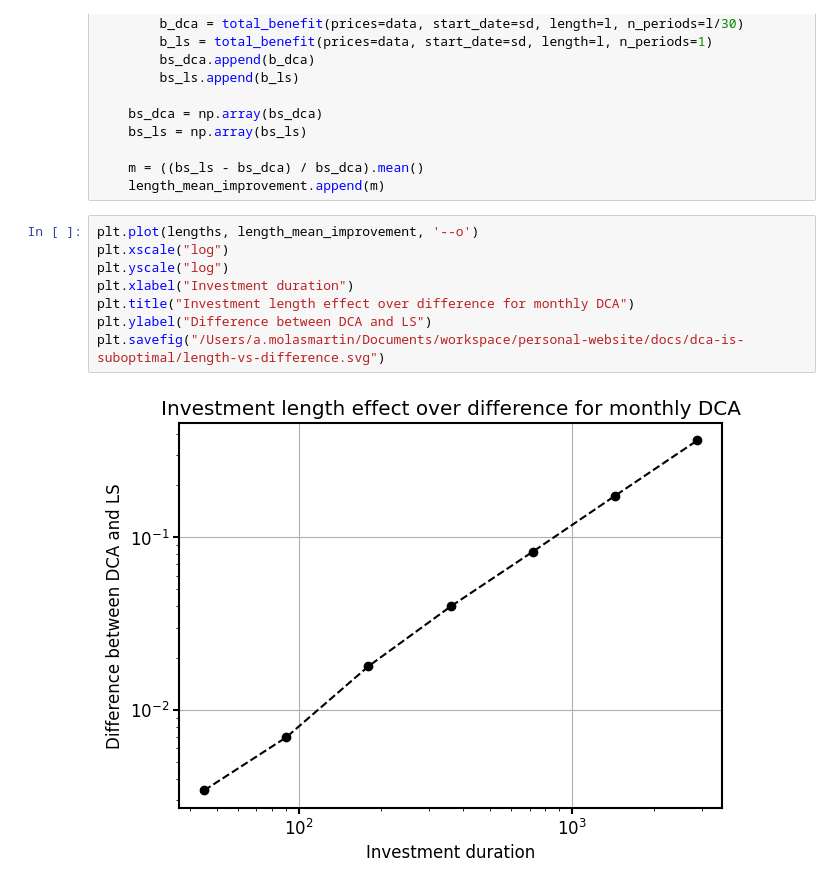
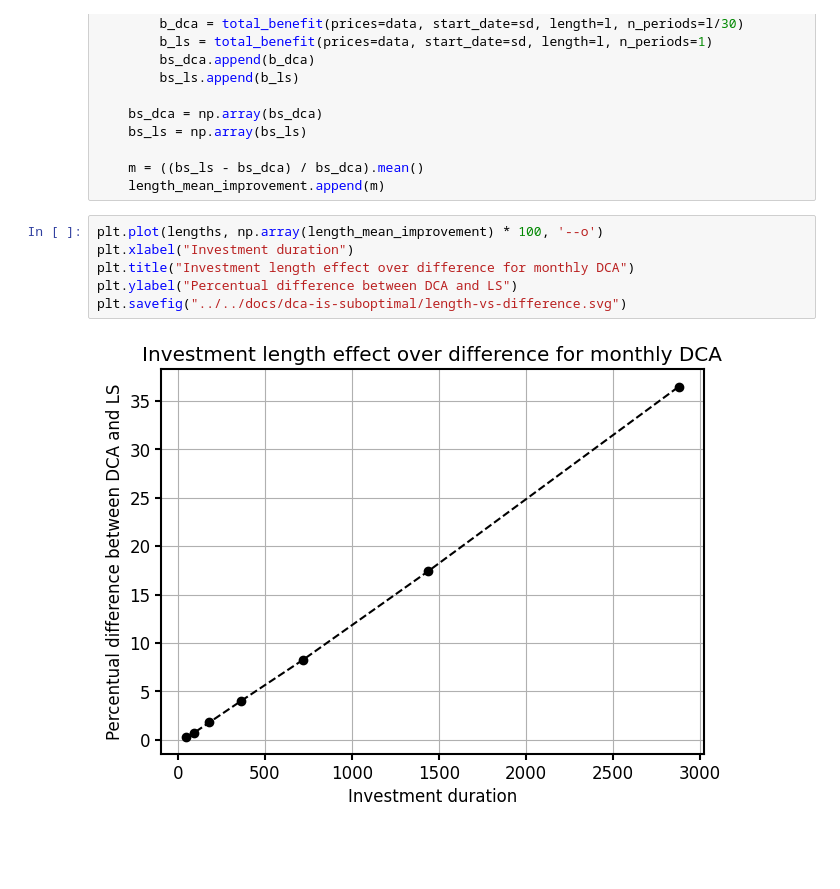
Before and after one commit to alexmolas/alexmolas.github.io, a Jupyter notebook: notebooks/sp500/analysis.ipynb, the cells around one changed output. Saved outputs shown, nothing was run; the diff lists cells and outputs as text; blank space fills up the shorter version.

```diff
--- a/notebooks/sp500/analysis.ipynb
+++ b/notebooks/sp500/analysis.ipynb
@@ -171,12 +170,10 @@ for l in tqdm(lengths):
     m = ((bs_ls - bs_dca) / bs_dca).mean()
     length_mean_improvement.append(m)
 # %%
-plt.plot(lengths, length_mean_improvement, '--o')
-plt.xscale("log")
-plt.yscale("log")
+plt.plot(lengths, np.array(length_mean_improvement) * 100, '--o')
 plt.xlabel("Investment duration")
 plt.title("Investment length effect over difference for monthly DCA")
-plt.ylabel("Difference between DCA and LS")
-plt.savefig("/Users/a.molasmartin/Documents/workspace/personal-website/docs/dca-is-suboptimal/length-vs-difference.svg")
+plt.ylabel("Percentual difference between DCA and LS")
+plt.savefig("../../docs/dca-is-suboptimal/length-vs-difference.svg")
 # %% [output]
-[figure, old version]
+[figure, new version]
```
Also changed, not shown: parts of 3 cells of this notebook, 4 other files.
